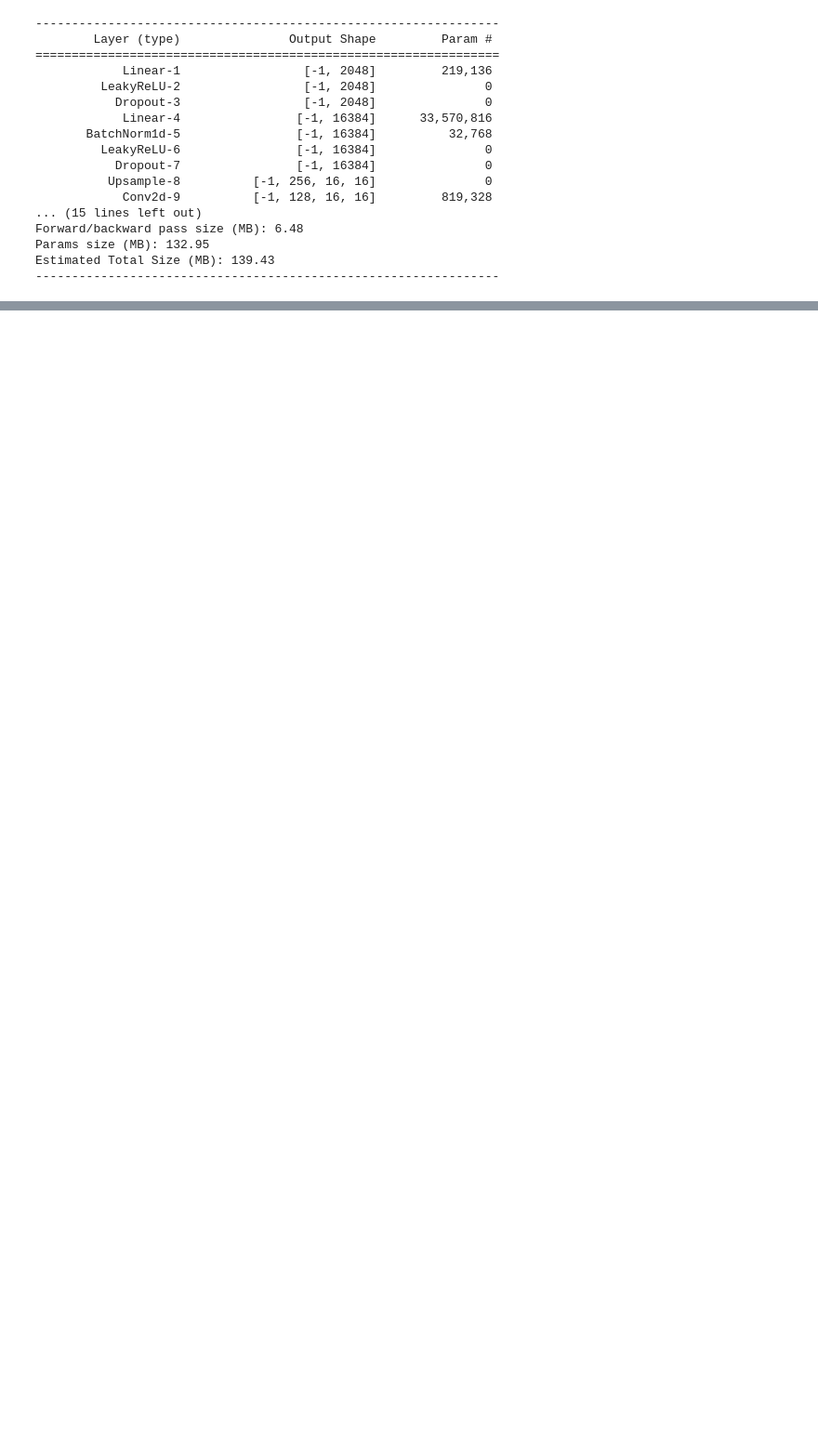
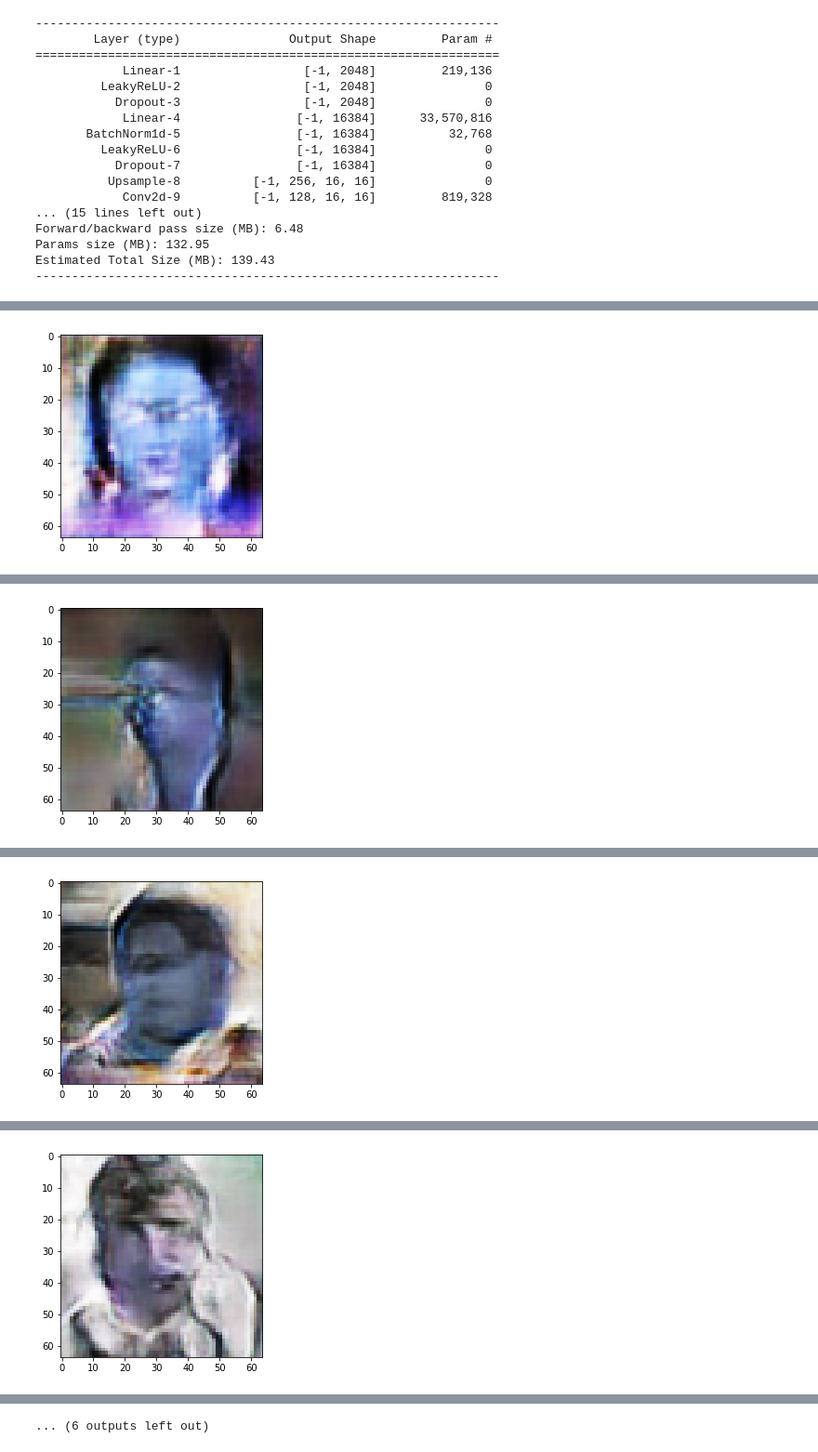
Before and after one commit to sanchit2843/GAN-applications, a Jupyter notebook: Faceaging(age-cgan)/agecgan.ipynb, the cells around one changed output, grey strips where cells are left out. Shown at 93% size. Saved outputs shown, nothing was run; the diff lists cells and outputs as text; code cells hidden in the pictures; blank space fills up the shorter version.

Commit message:
generator training

```diff
--- a/Faceaging(age-cgan)/agecgan.ipynb
+++ b/Faceaging(age-cgan)/agecgan.ipynb
@@ -244,4 +300,60 @@ dis = discriminator().to('cuda')
 # %%
 #optimizers
 optimizer_G = torch.optim.Adam(gen.parameters(), lr=0.0002, betas=(0.5, 0.999))
-optimizer_D = torch.optim.Adam(dis1.parameters(), lr=0.0002, betas=(0.5, 0.999))
+optimizer_D = torch.optim.Adam(dis.parameters(), lr=0.0002, betas=(0.5, 0.999))
+optimizer_E = torch.optim.Adam(enc.parameters(), lr=0.0002, betas=(0.5, 0.999))
+optimizer_cn = torch.optim.Adam(cn.parameters(), lr=0.0002, betas=(0.5, 0.999))
+# %%
+def im_convert(tensor):
+    image = tensor.to("cpu").clone().detach()
+    image = image.numpy().squeeze()
+    image = image.transpose(1,2,0)
+    image = image * np.array((0.5,0.5,0.5)) + np.array((0.5,0.5,0.5))
+    image = image.clip(0, 1)
+    return image
+# %%
+g_losses = []
+d_losses = []
+
+#define loss and optimizers
+adversarial_loss = torch.nn.BCELoss()
+mse = nn.MSELoss()
+#train
+Tensor = torch.cuda.FloatTensor if 'cuda' else torch.FloatTensor
+for epoch in range(10):1
+    for i, (imgs,age) in enumerate(dataloader):
+
+        valid = Variable(Tensor(imgs.shape[0], 1).fill_(1.0), requires_grad=False)
+        fake = Variable(Tensor(imgs.shape[0], 1).fill_(0.0), requires_grad=False)
+
+        real_imgs = Variable(imgs.type(Tensor))
+        optimizer_G.zero_grad()
+        z = Variable(Tensor(np.random.normal(0, 1, (imgs.shape[0],100,1,1))))
+        age = age.type(torch.cuda.FloatTensor)
+        age = torch.reshape(age,(-1,6,1,1))
+        z = torch.cat((z,age),dim = 1)
+        gen_imgs = gen(z)
+        b = dis(gen_imgs,age)
+        g_loss = adversarial_loss(b, valid)
+        g_loss.backward()
+        optimizer_G.step()
+
+        optimizer_D.zero_grad()
+        real_loss = adversarial_loss(dis(real_imgs,age), valid)
+        fake_loss = adversarial_loss(dis(gen_imgs.detach(),age), fake)
+        d_loss = (real_loss + fake_loss) / 2
+
+        d_loss.backward()
+        optimizer_D.step()
+
+    if(epoch%1==0):
+      a = gen_imgs[0]
+      a = im_convert(a)
+      plt.imshow(a)
+      plt.show()
+    g_losses.append(g_loss.item())
+    d_losses.append(d_loss.item())
+    print ("[Epoch %d/%d] [Batch %d/%d] [D loss: %f] [G loss: %f]" % (epoch, 1000, i, len(dataloader),
+                                                            d_loss.item(), g_loss.item()))
+# %% [output]
+[figure, added]
@@ -247,0 +361 @@ optimizer_D = torch.optim.Adam(dis1.parameters(), lr=0.0002, betas=(0.5, 0.999))
+[figure, added]
@@ -247,0 +363 @@ optimizer_D = torch.optim.Adam(dis1.parameters(), lr=0.0002, betas=(0.5, 0.999))
+[figure, added]
@@ -247,0 +365 @@ optimizer_D = torch.optim.Adam(dis1.parameters(), lr=0.0002, betas=(0.5, 0.999))
+[figure, added]
@@ -247,0 +371 @@ optimizer_D = torch.optim.Adam(dis1.parameters(), lr=0.0002, betas=(0.5, 0.999))
+... (6 outputs left out)
```
Also changed, not shown: parts of 13 cells of this notebook.
